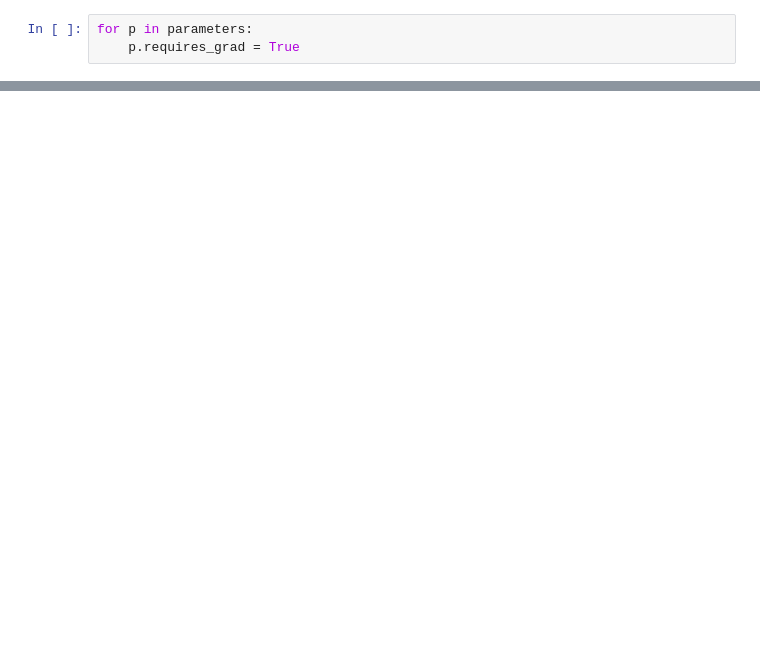
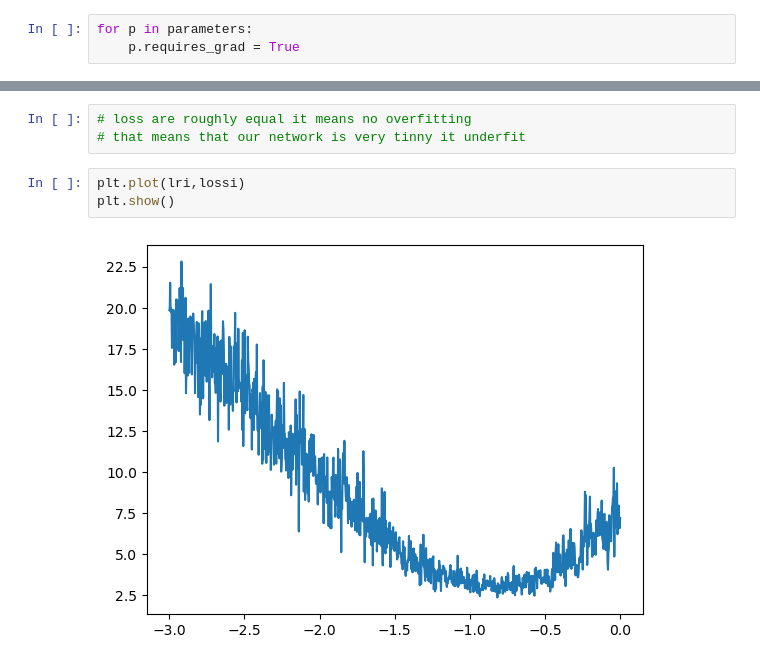
Before and after one commit to httpsAKayush/nn, a Jupyter notebook: MLP.ipynb, the cells around one changed output, grey strips where cells are left out. Cells and saved outputs as stored; diff of their text form; blank space fills up the shorter version.

```diff
--- a/MLP.ipynb
+++ b/MLP.ipynb
@@ -427,3 +495,11 @@ print(loss.item())
+# %%
+# loss are roughly equal it means no overfitting
+# that means that our network is very tinny it underfit
+# %%
+plt.plot(lri,lossi)
+plt.show()
+# %% [output]
+[figure, added]
 # %%
 torch.randint(0,X.shape[0], (32,))
 # %% [output]
```
Also changed, not shown: parts of 34 cells of this notebook.
